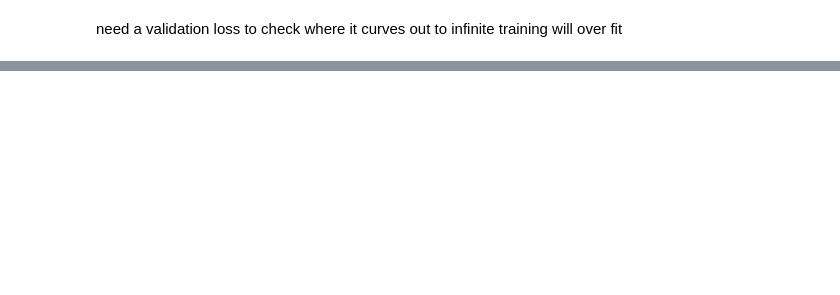
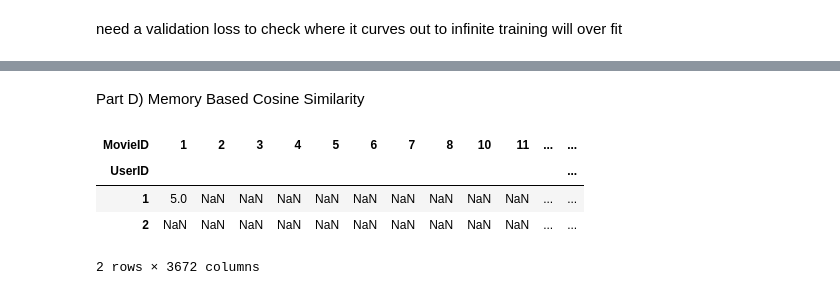
Before and after one commit to wadeyman/4222_Project, a Jupyter notebook: dl_collab_pipeline.ipynb, the cells around one changed output, grey strips where cells are left out. Saved outputs shown, nothing was run; the diff lists cells and outputs as text; code cells hidden in the pictures; blank space fills up the shorter version.

```diff
--- a/dl_collab_pipeline.ipynb
+++ b/dl_collab_pipeline.ipynb
@@ -413 +426,14 @@ tensor([[4.7405, 2.8466, 2.8638,  ..., 3.6690, 3.4630, 3.4378],
        grad_fn=<MmBackward0>)
+# %% [markdown]
+Part D) Memory Based Cosine Similarity
+# %%
+from sklearn.metrics import mean_squared_error
+
+ratings_matrix = pd.pivot_table(df.copy(), values='Rating', index='UserID', columns='MovieID')
+ratings_matrix.head(2)
+# %% [output]
+| MovieID | 1 | 2 | 3 | 4 | 5 | 6 | 7 | 8 | 10 | 11 | ... | ... |
+| UserID |  |  |  |  |  |  |  |  |  |  |  | ... |
+| 1 | 5.0 | NaN | NaN | NaN | NaN | NaN | NaN | NaN | NaN | NaN | ... | ... |
+| 2 | NaN | NaN | NaN | NaN | NaN | NaN | NaN | NaN | NaN | NaN | ... | ... |
+2 rows × 3672 columns
```
Also changed, not shown: parts of 16 cells of this notebook, 1 other file.
